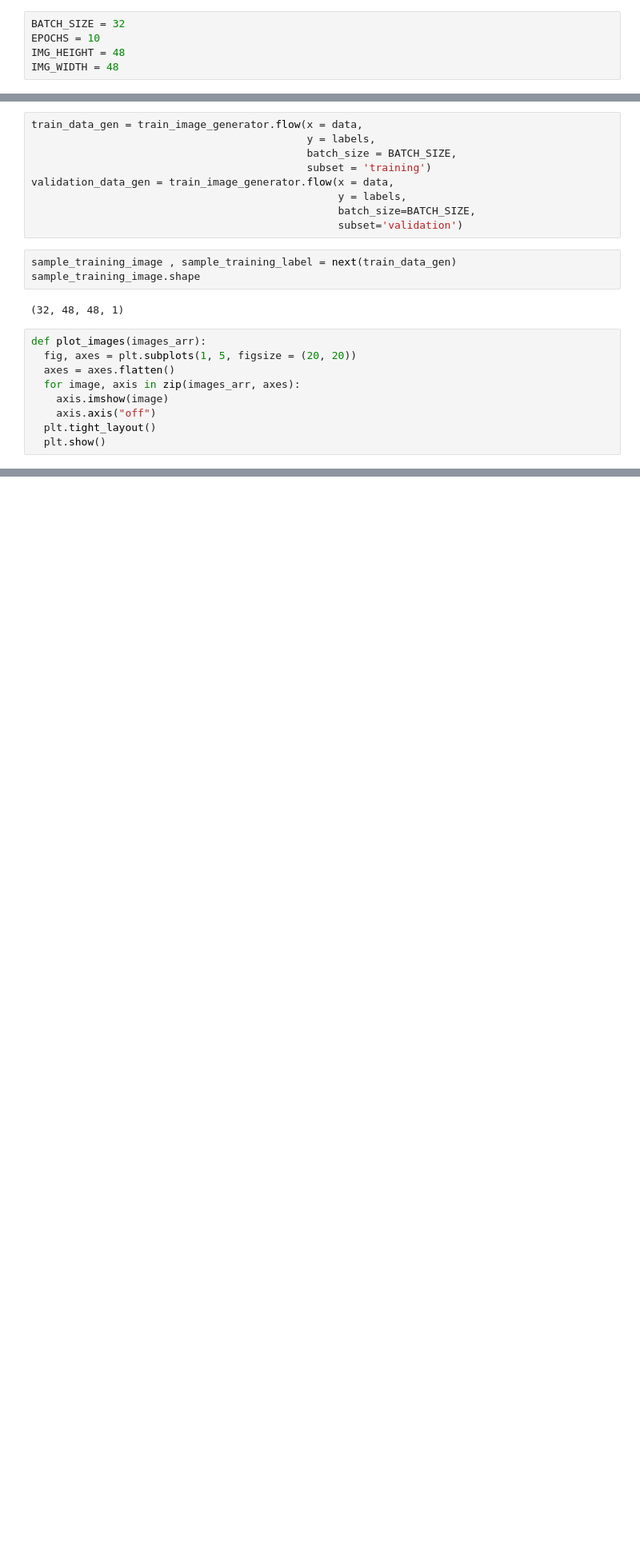
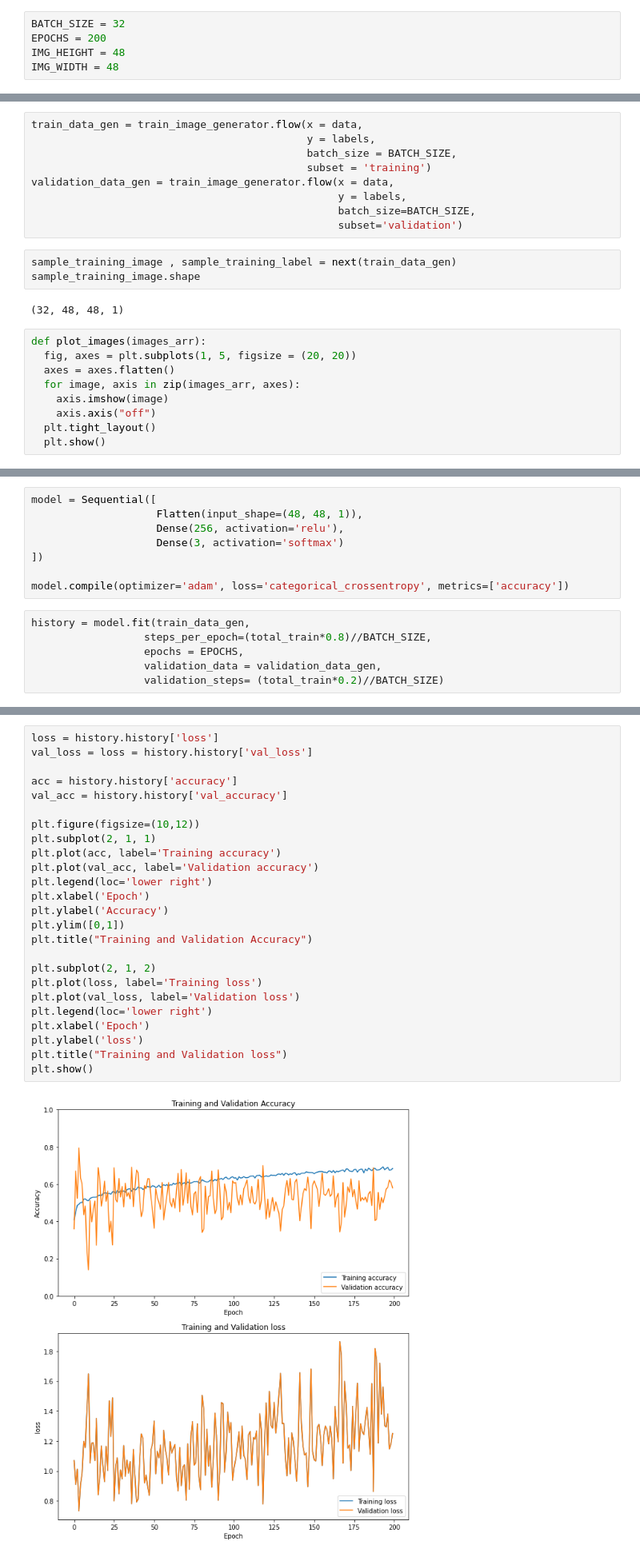
Before and after one commit to ketan9808/Emotion_Detection, a Jupyter notebook: Emotion_detection.ipynb, the cells around one changed output, grey strips where cells are left out. Shown at 80% size. Drawn from its saved outputs; the diff is of its cells as text; blank space fills up the shorter version.

Commit message:
sucessfully Compiled simpleNN model(Overfitting)

```diff
--- a/Emotion_detection.ipynb
+++ b/Emotion_detection.ipynb
@@ -128,6 +130,6 @@ labels.shape
 # %%
 BATCH_SIZE = 32
-EPOCHS = 10
+EPOCHS = 200
 IMG_HEIGHT = 48
 IMG_WIDTH = 48
 # %%
@@ -164,0 +173,14 @@ plot_images(sample_training_image[:5])
+# %%
+model = Sequential([
+                    Flatten(input_shape=(48, 48, 1)),
+                    Dense(256, activation='relu'),
+                    Dense(3, activation='softmax')
+])
+
+model.compile(optimizer='adam', loss='categorical_crossentropy', metrics=['accuracy'])
+# %%
+history = model.fit(train_data_gen,
+                  steps_per_epoch=(total_train*0.8)//BATCH_SIZE,
+                  epochs = EPOCHS,
+                  validation_data = validation_data_gen,
+                  validation_steps= (total_train*0.2)//BATCH_SIZE)
@@ -164,0 +205,27 @@ plot_images(sample_training_image[:5])
+# %%
+loss = history.history['loss']
+val_loss = loss = history.history['val_loss']
+
+acc = history.history['accuracy']
+val_acc = history.history['val_accuracy']
+
+plt.figure(figsize=(10,12))
+plt.subplot(2, 1, 1)
+plt.plot(acc, label='Training accuracy')
+plt.plot(val_acc, label='Validation accuracy')
+plt.legend(loc='lower right')
+plt.xlabel('Epoch')
+plt.ylabel('Accuracy')
+plt.ylim([0,1])
+plt.title("Training and Validation Accuracy")
+
+plt.subplot(2, 1, 2)
+plt.plot(loss, label='Training loss')
+plt.plot(val_loss, label='Validation loss')
+plt.legend(loc='lower right')
+plt.xlabel('Epoch')
+plt.ylabel('loss')
+plt.title("Training and Validation loss")
+plt.show()
+# %% [output]
+[figure, added]
```
Also changed, not shown: parts of 9 cells of this notebook.
